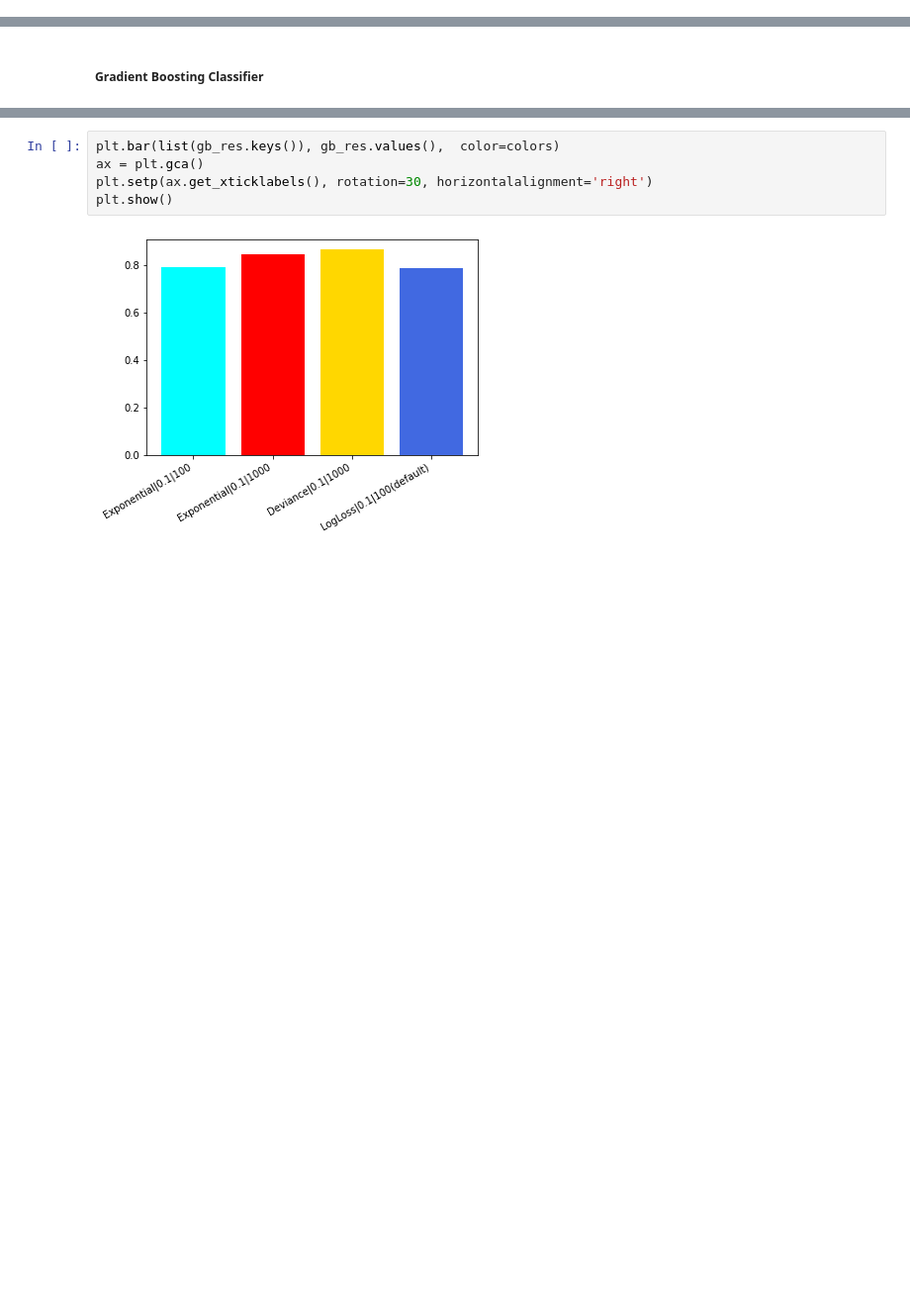
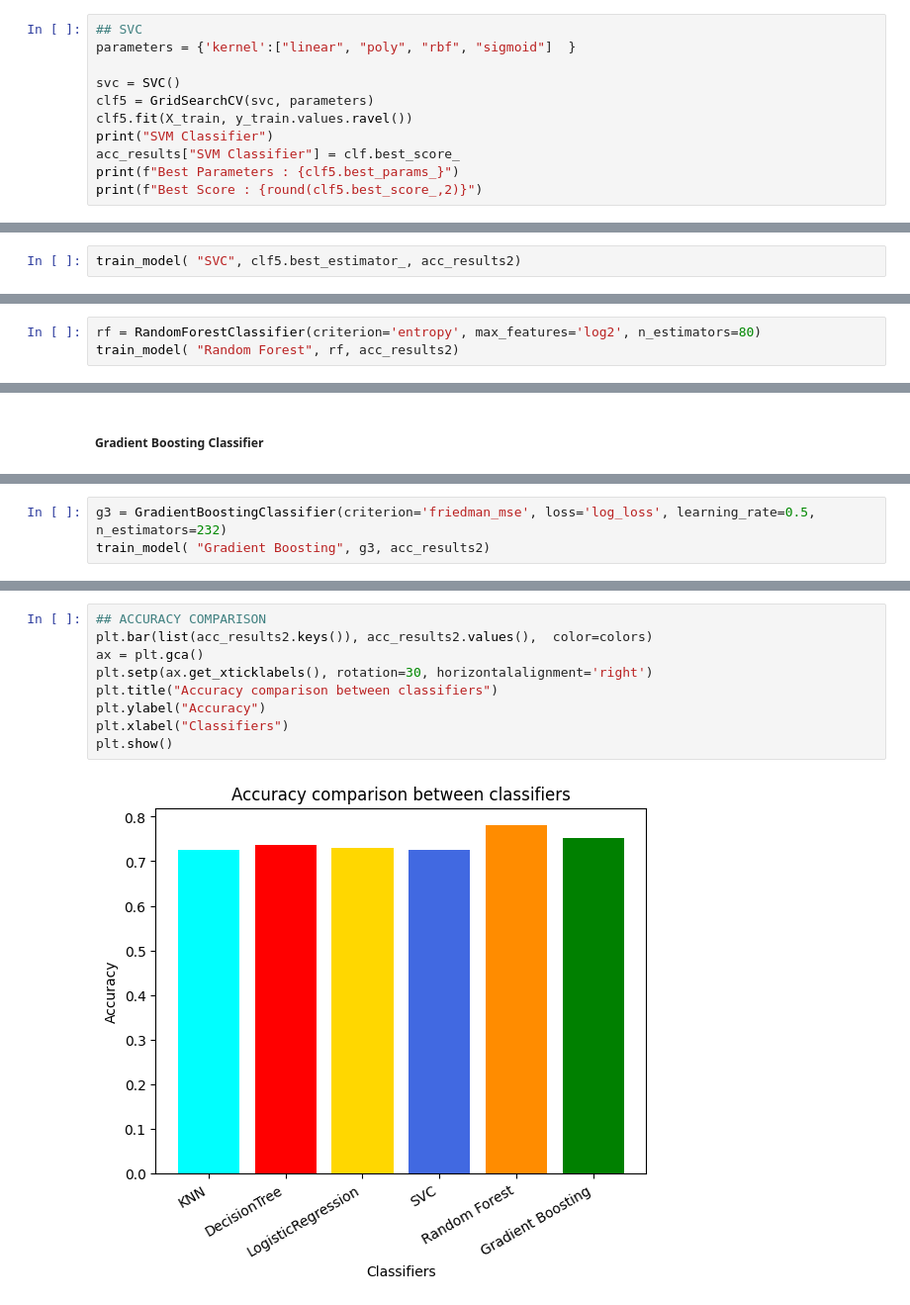
Before and after one commit to tejal04/Telco-Customer-Churn, a Jupyter notebook: Model_Customer_Churn_Prediction.ipynb, the cells around one changed output, grey strips where cells are left out. Shown at 99% size. Cells and saved outputs as stored; diff of their text form; blank space fills up the shorter version.

```diff
--- a/Model_Customer_Churn_Prediction.ipynb
+++ b/Model_Customer_Churn_Prediction.ipynb
@@ -489,0 +412,11 @@ plt.show()
+# %%
+## SVC
+parameters = {'kernel':["linear", "poly", "rbf", "sigmoid"]  }
+
+svc = SVC()
+clf5 = GridSearchCV(svc, parameters)
+clf5.fit(X_train, y_train.values.ravel())
+print("SVM Classifier")
+acc_results["SVM Classifier"] = clf.best_score_
+print(f"Best Parameters : {clf5.best_params_}")
+print(f"Best Score : {round(clf5.best_score_,2)}")
@@ -489,0 +427,2 @@ plt.show()
+# %%
+train_model( "SVC", clf5.best_estimator_, acc_results2)
@@ -543,0 +497,3 @@ plt.show()
+# %%
+rf = RandomForestClassifier(criterion='entropy', max_features='log2', n_estimators=80)
+train_model( "Random Forest", rf, acc_results2)
@@ -608,0 +588,3 @@ gb_res
+# %%
+g3 = GradientBoostingClassifier(criterion='friedman_mse', loss='log_loss', learning_rate=0.5, n_estimators=232)
+train_model( "Gradient Boosting", g3, acc_results2)
@@ -609,7 +606,11 @@ gb_res
 # %%
-plt.bar(list(gb_res.keys()), gb_res.values(),  color=colors)
+## ACCURACY COMPARISON
+plt.bar(list(acc_results2.keys()), acc_results2.values(),  color=colors)
 ax = plt.gca()
 plt.setp(ax.get_xticklabels(), rotation=30, horizontalalignment='right')
+plt.title("Accuracy comparison between classifiers")
+plt.ylabel("Accuracy")
+plt.xlabel("Classifiers")
 plt.show()
 # %% [output]
-[figure, old version]
+[figure, new version]
```
Also changed, not shown: parts of 82 cells of this notebook.
